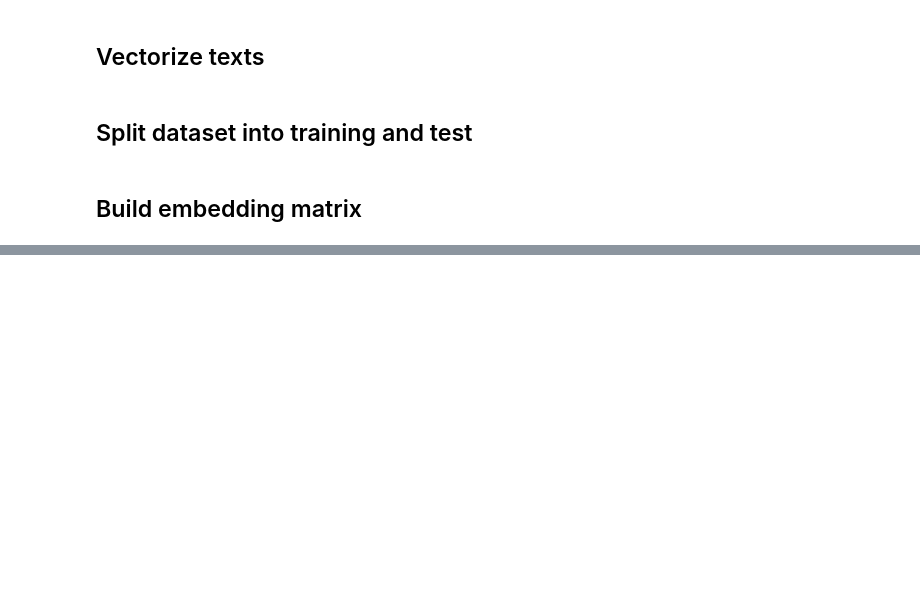
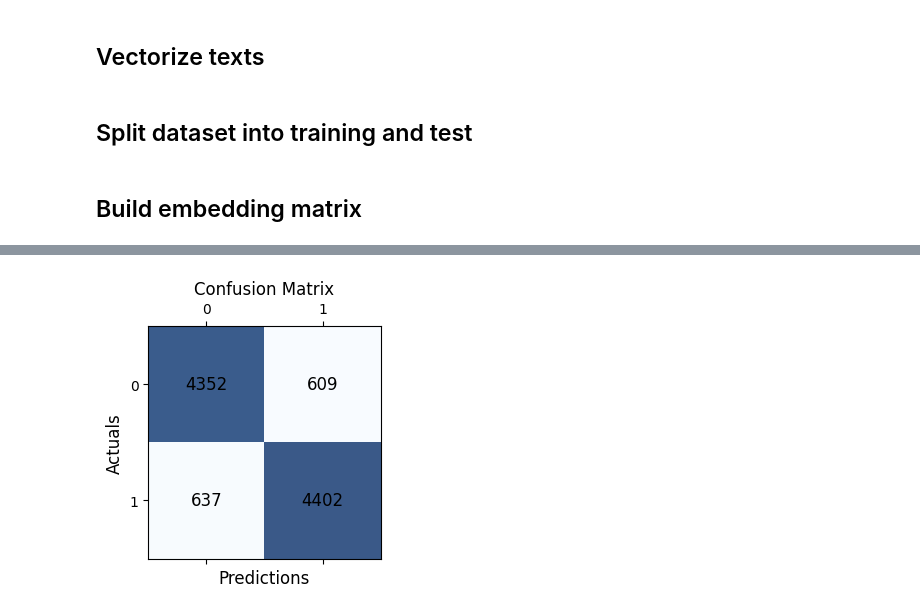
Before and after one commit to armadrigal/movie-review-opinion-analysis-and-language-detection, a Jupyter notebook: Opinion Analysis French.ipynb, the cells around one changed output, grey strips where cells are left out. Drawn from its saved outputs; the diff is of its cells as text; code cells hidden in the pictures; blank space fills up the shorter version.

```diff
--- a/Opinion Analysis French.ipynb
+++ b/Opinion Analysis French.ipynb
@@ -209,0 +387,3 @@ NameError: name 'indexes' is not defined
+# %%
+model_gru = load_model("./API/Models/model_gru_fr.h5")
+y_pred_gru = np.round(model_gru.predict(X_test).T).astype(int)[0]
@@ -209,0 +392,4 @@ NameError: name 'indexes' is not defined
+# %%
+plot_confusion_matrix(y_test, y_pred_gru)
+# %% [output]
+[figure, added]
```
Also changed, not shown: parts of 37 cells of this notebook.
